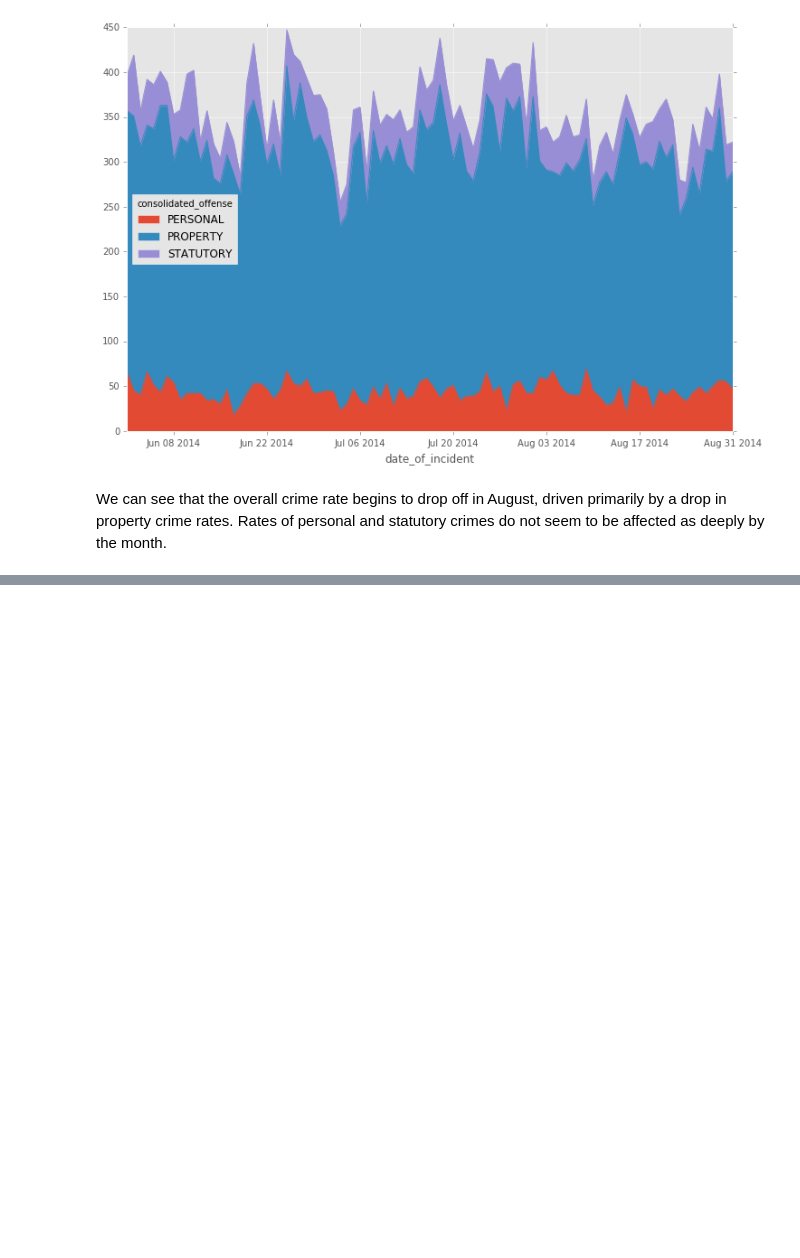
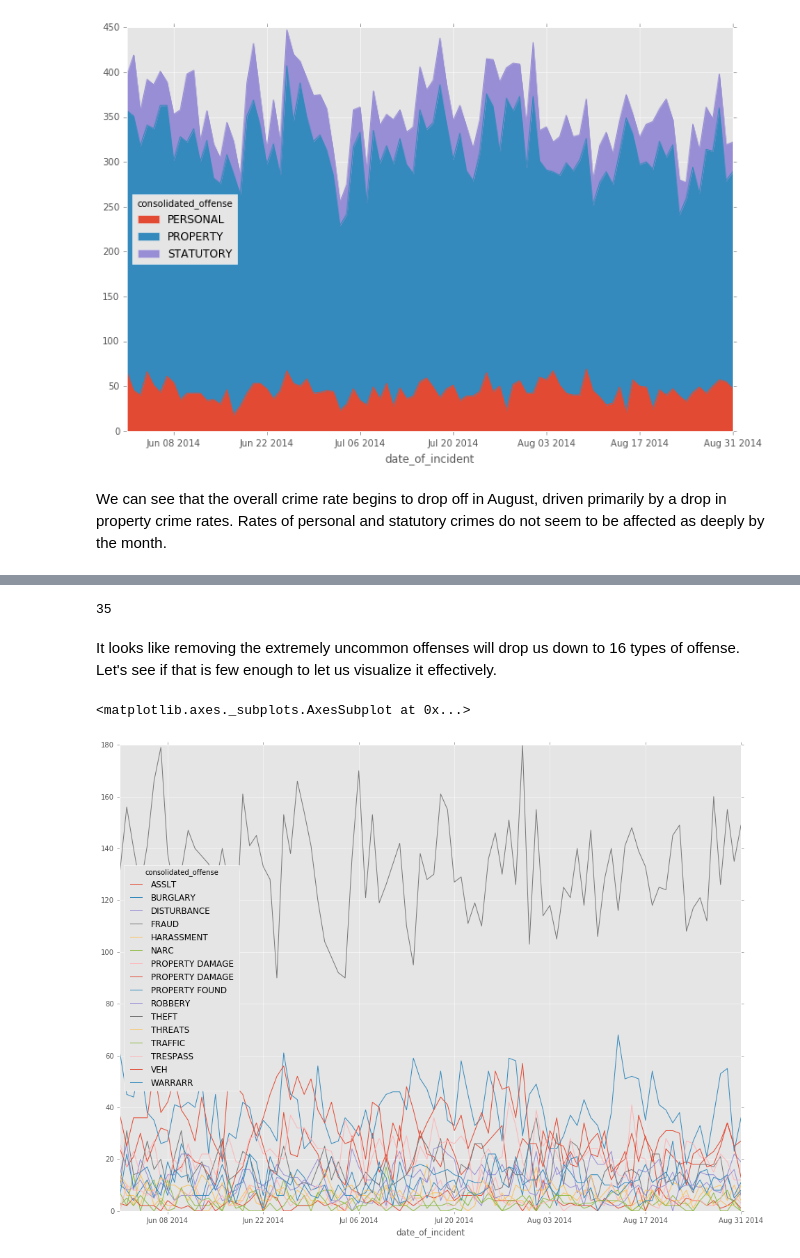
Before and after one commit to gthank/datasci_assignment_six, a Jupyter notebook: crime_analytics.ipynb, the cells around one changed output, grey strips where cells are left out. Drawn from its saved outputs; the diff is of its cells as text; code cells hidden in the pictures; blank space fills up the shorter version.

Commit message:
Start addressing question about correlation between types of offenses.

```diff
--- a/crime_analytics.ipynb
+++ b/crime_analytics.ipynb
@@ -399,0 +404,40 @@ We can see that the overall crime rate begins to drop off in August, driven prim
+# %%
+all_consolidated_with_date = (with_date
+    >> mutate(
+        consolidated_offense = X['Offense Type'].apply(extract_top_level_type)
+    )
+)
+
+days_in_dataset = len(with_date.date_of_incident.unique())
+small_samples = set((all_consolidated_with_date
+    >> group_by(X.consolidated_offense)
+    >> summarize(avg_offenses=X.consolidated_offense.count()/days_in_dataset)
+    >> sift(X.avg_offenses < 2)
+).consolidated_offense)
+len(small_samples)
+# %% [output]
+35
+# %% [markdown]
+It looks like removing the extremely uncommon offenses will drop us down to 16 types of offense. Let's see if that is few enough to let us visualize it effectively.
+# %%
+common_consolidated_with_date = (all_consolidated_with_date
+    >> sift(~X.consolidated_offense.isin(small_samples))
+    >> select(X.date_of_incident, X.consolidated_offense, X.identity)
+)
+# %%
+date_and_offense_counts = common_consolidated_with_date.pivot_table(
+    index="date_of_incident",  # We're going to use the date of the offense as the index.
+    columns="consolidated_offense",  # For each type of offense, we'll create a new column.
+    values="identity",  # The value we're counting; in the raw data, this is a 1 for
+                        # each offense.
+    aggfunc=sum,  # We want to roll up our count of `identity` for each category, so
+                  # we use the ``sum`` aggregation. If we omit this, the entire pivot
+                  # operation will fail because we will have more than one row for
+                  # each date.
+    dropna=False,  # We don't want to drop missing values; we'll use a "filler" value instead.
+    fill_value=0  # 0, to be precise.
+)
+date_and_offense_counts.plot.line(figsize=(16,12))
+# %% [output]
+<matplotlib.axes._subplots.AxesSubplot at 0x...>
+[figure, added]
```
Also changed, not shown: parts of 2 cells of this notebook.
